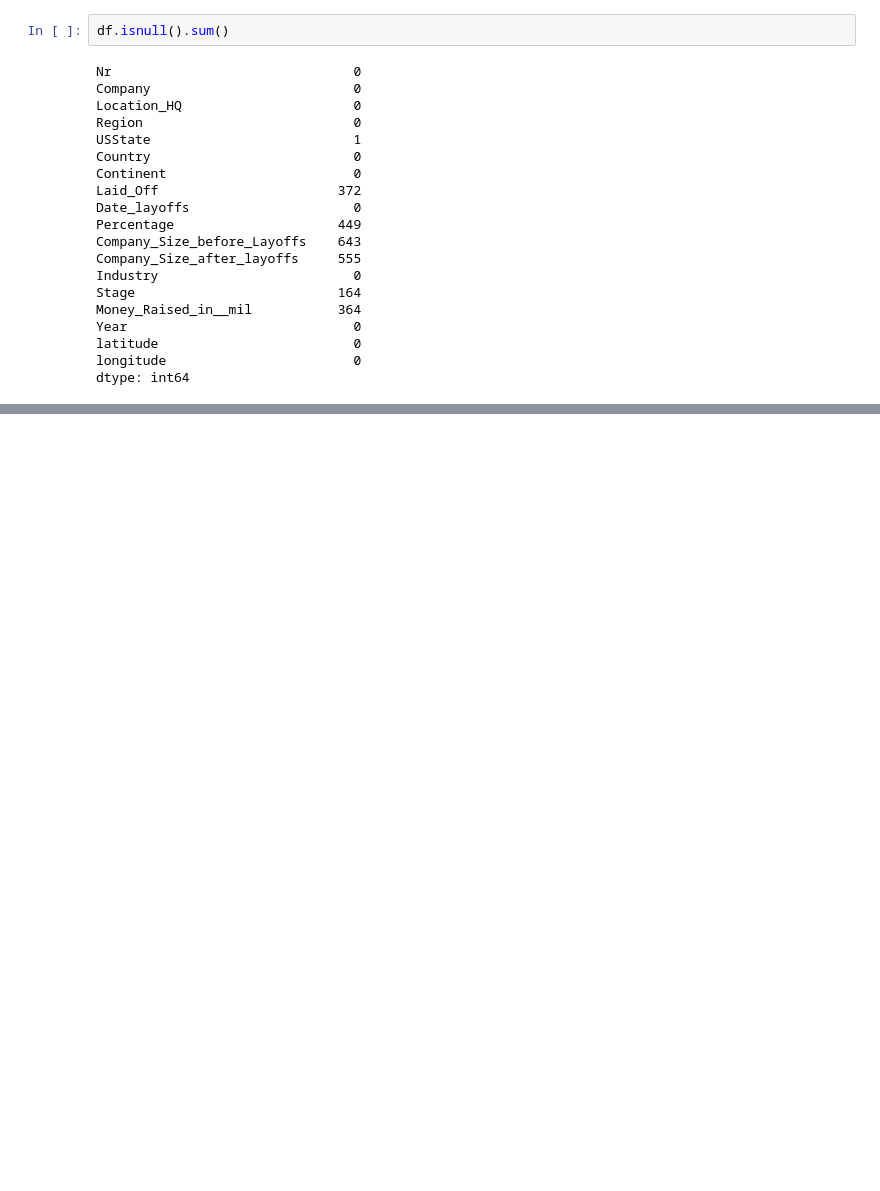
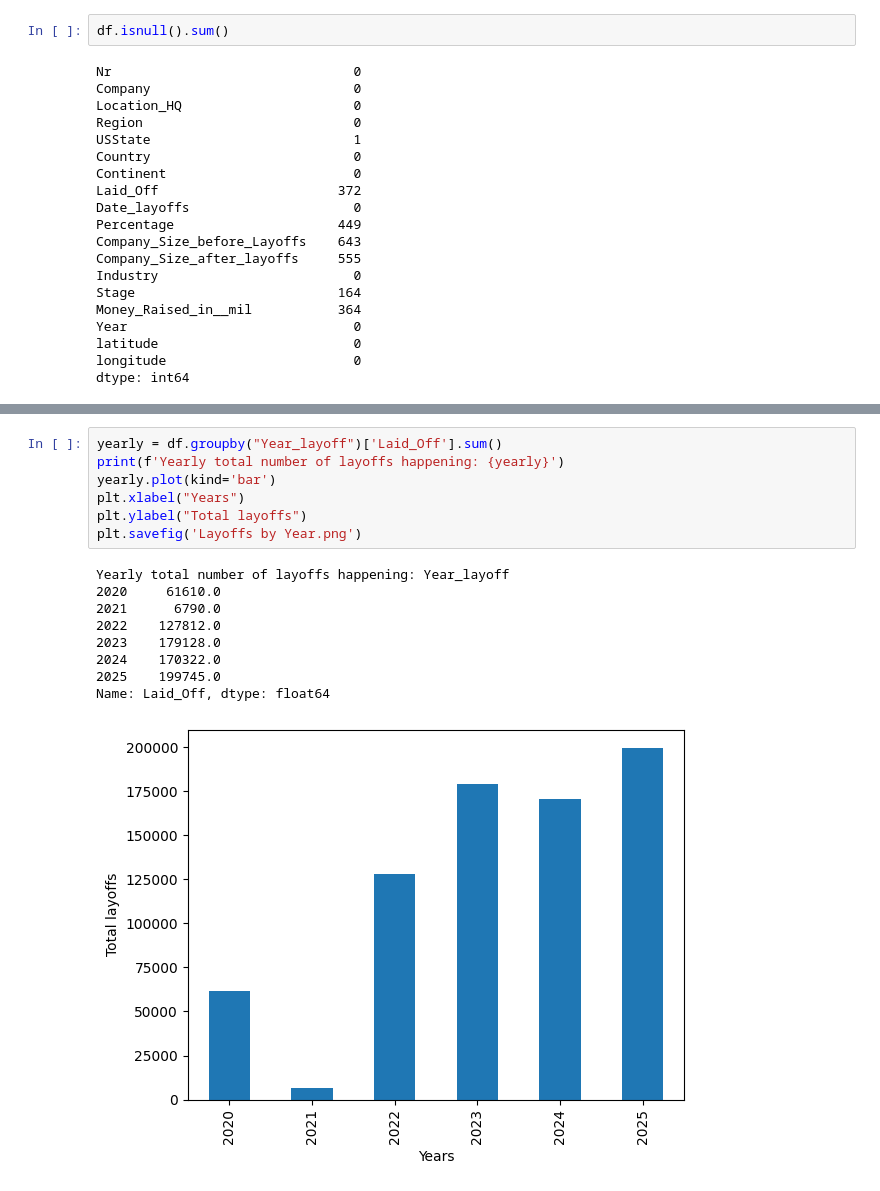
Before and after one commit to Ridima28/Global-Tech-Layoff-Analysis, a Jupyter notebook: layoff-eda.ipynb, the cells around one changed output, grey strips where cells are left out. Saved outputs shown, nothing was run; the diff lists cells and outputs as text; blank space fills up the shorter version.

```diff
--- a/layoff-eda.ipynb
+++ b/layoff-eda.ipynb
@@ -75,0 +174,17 @@ dtype: int64
+# %%
+yearly = df.groupby("Year_layoff")['Laid_Off'].sum()
+print(f'Yearly total number of layoffs happening: {yearly}')
+yearly.plot(kind='bar')
+plt.xlabel("Years")
+plt.ylabel("Total layoffs")
+plt.savefig('Layoffs by Year.png')
+# %% [output]
+Yearly total number of layoffs happening: Year_layoff
+2020     61610.0
+2021      6790.0
+2022    127812.0
+2023    179128.0
+2024    170322.0
+2025    199745.0
+Name: Laid_Off, dtype: float64
+[figure, added]
```
Also changed, not shown: parts of 36 cells of this notebook, 4 other files.
